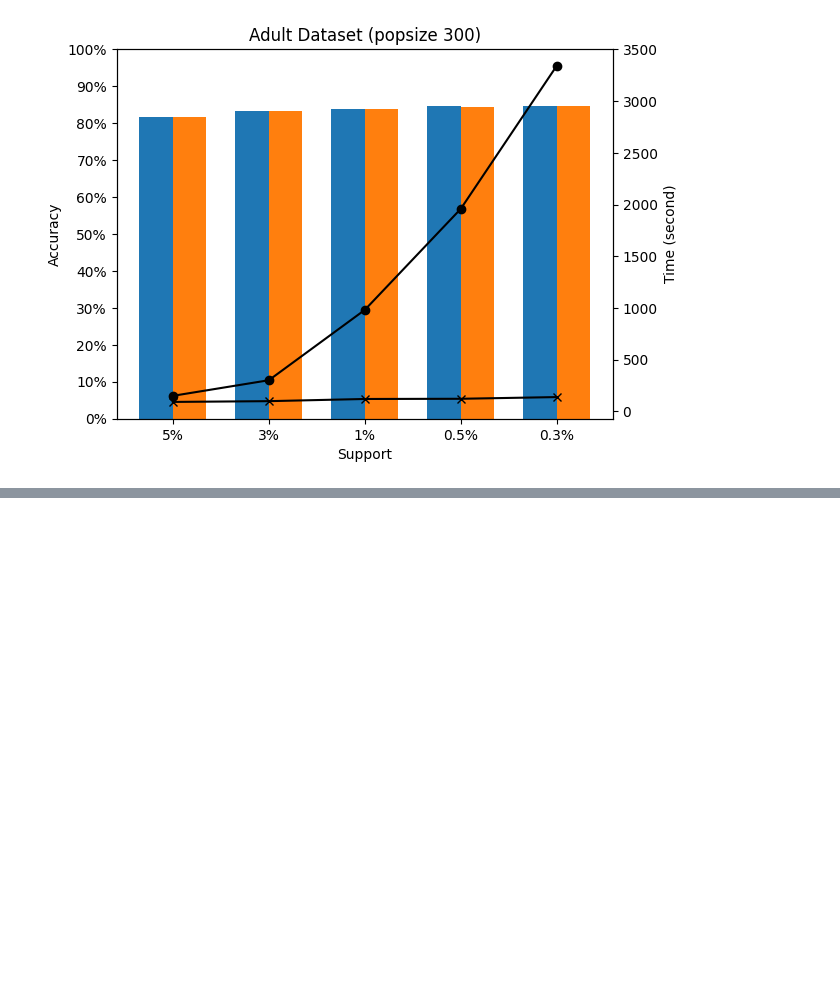
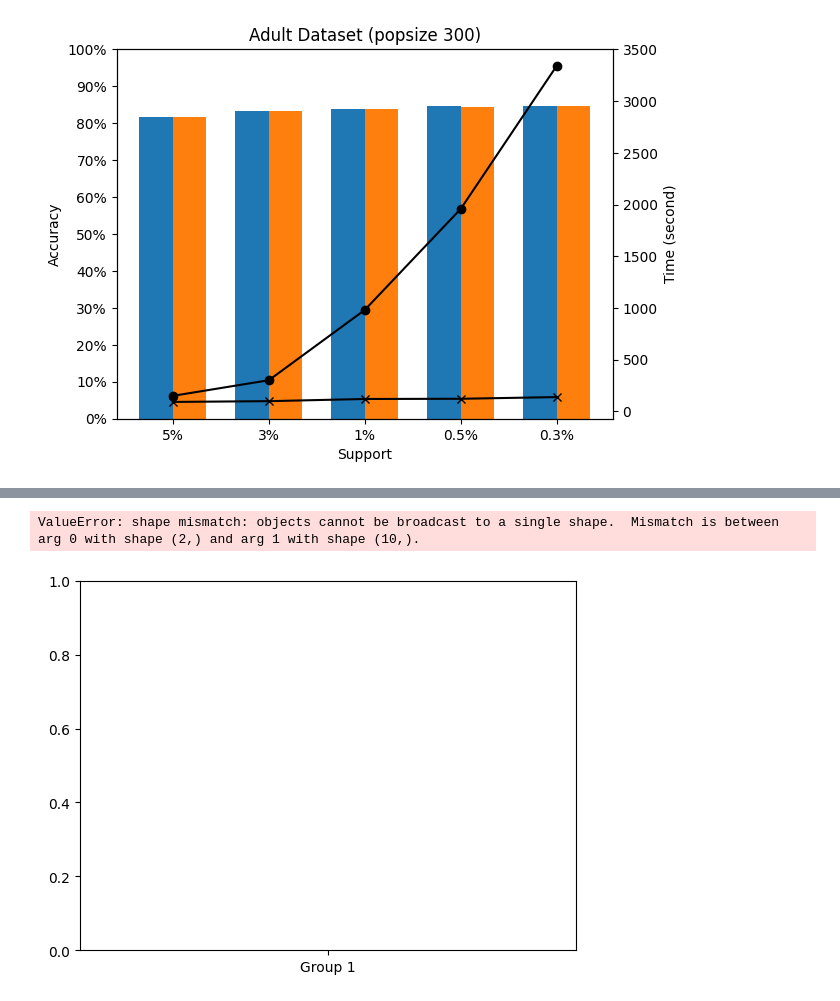
Before and after one commit to AnhNH01/ml-learning, a Jupyter notebook: associative_classification/results/plotting.ipynb, the cells around one changed output, grey strips where cells are left out. Cells and saved outputs as stored; diff of their text form; code cells hidden in the pictures; blank space fills up the shorter version.

```diff
--- a/associative_classification/results/plotting.ipynb
+++ b/associative_classification/results/plotting.ipynb
@@ -175,0 +200,32 @@ ax2.plot(x, bank_ga_time, color="black", marker="x")
+# %%
+
+import matplotlib.pyplot as plt
+import numpy as np
+
+# Create the data
+data1 = np.random.randint(10, 50, 10)
+data2 = np.random.randint(20, 80, 15)
+
+# Create the labels
+labels = ['Group 1', 'Group 2']
+
+# Create the figure and axes
+fig, ax = plt.subplots()
+
+# Plot the bars
+ax.bar(labels, data1, color='blue', label='Group 1')
+ax.bar(labels, data2, color='red', label='Group 2')
+
+# Add a title and labels to the axes
+ax.set_title('Bar Chart with Different Number of Instances')
+ax.set_xlabel('Group')
+ax.set_ylabel('Number of Instances')
+
+# Add a legend
+ax.legend()
+
+# Show the plot
+plt.show()
+# %% [output]
+ValueError: shape mismatch: objects cannot be broadcast to a single shape.  Mismatch is between arg 0 with shape (2,) and arg 1 with shape (10,).
+[figure, added]
```
Also changed, not shown: parts of 3 cells of this notebook, 50 other files.
